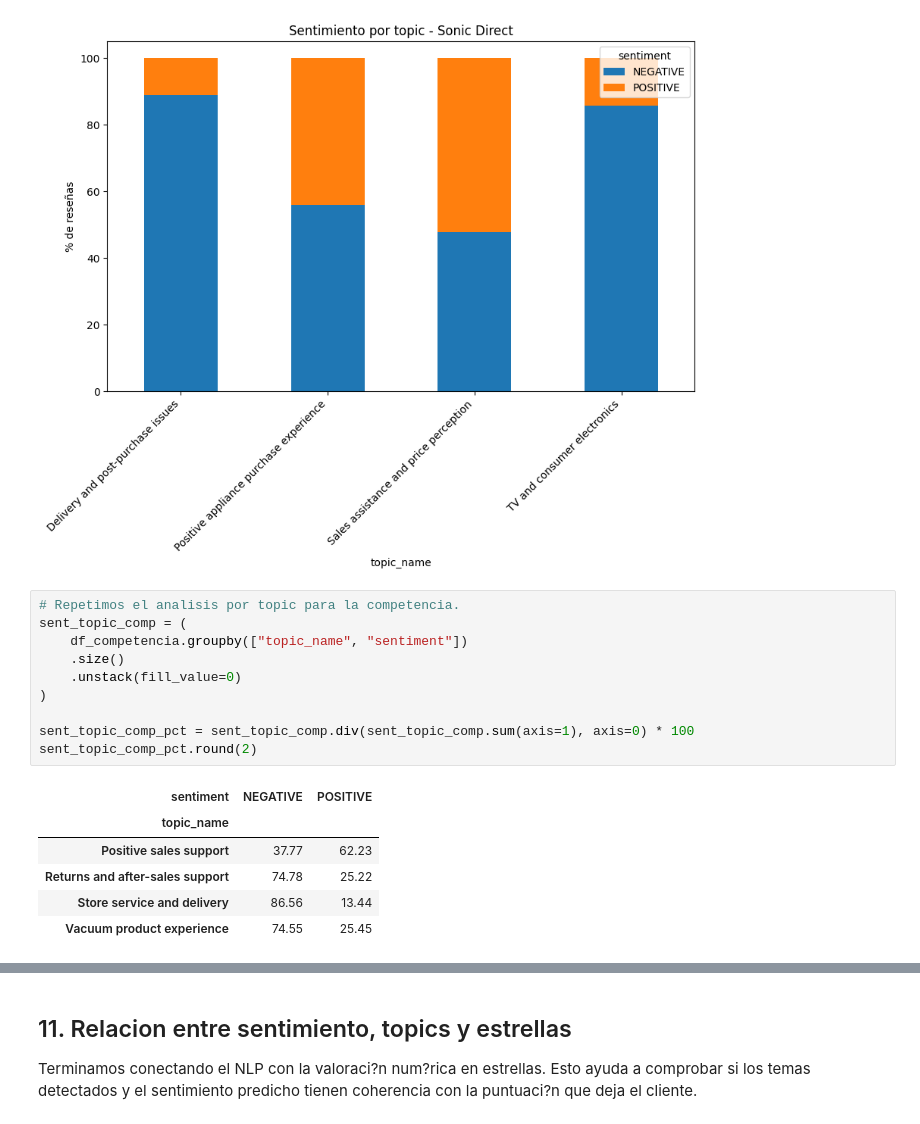
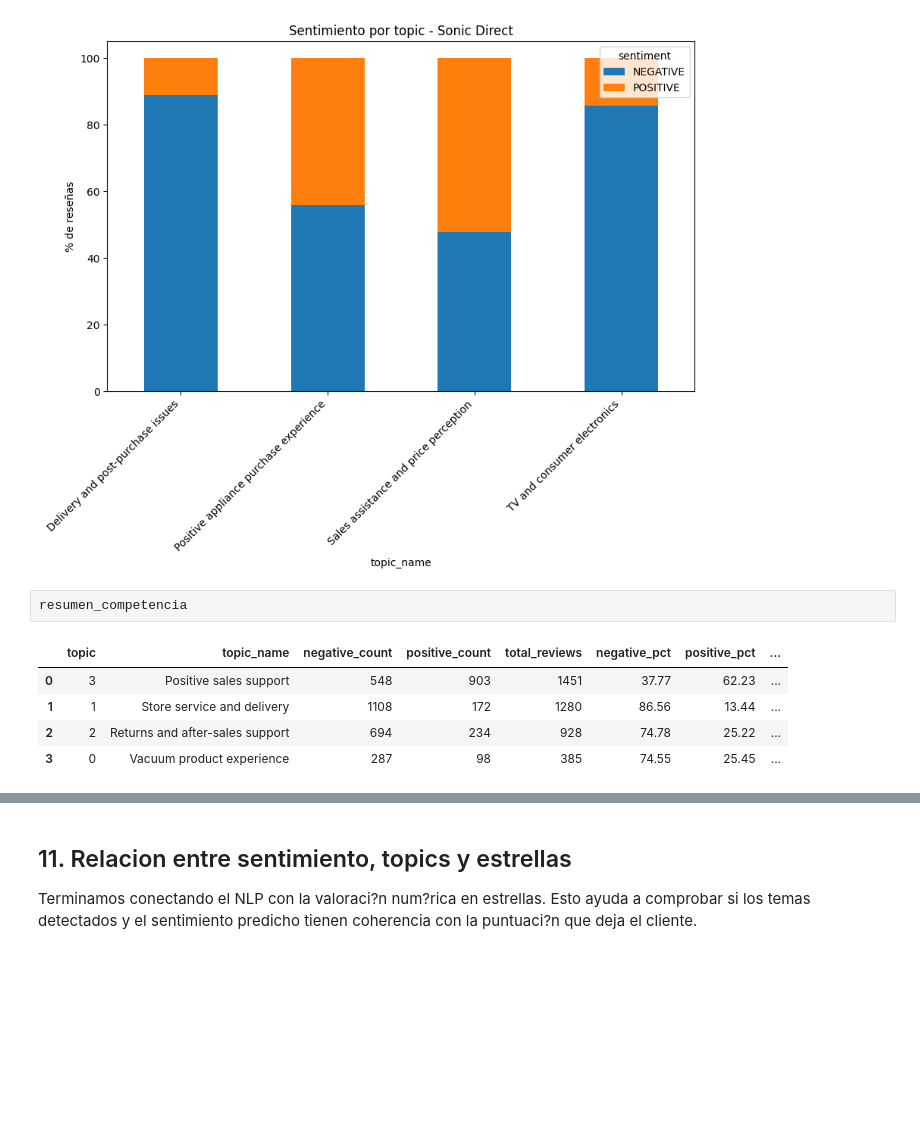
Before and after one commit to OscarFdz24/Proyecto_DeepLearning_NLP_Oscar_Fernandez, a Jupyter notebook: Review_NLP.ipynb, the cells around one changed output, grey strips where cells are left out. Drawn from its saved outputs; the diff is of its cells as text; blank space fills up the shorter version.

```diff
--- a/Review_NLP.ipynb
+++ b/Review_NLP.ipynb
@@ -586,20 +594,11 @@ plt.xticks(rotation=45, ha="right")
 plt.show()
 # %% [output]
 [figure]
-# %%
-# Repetimos el analisis por topic para la competencia.
-sent_topic_comp = (
-    df_competencia.groupby(["topic_name", "sentiment"])
-    .size()
-    .unstack(fill_value=0)
-)
-
-sent_topic_comp_pct = sent_topic_comp.div(sent_topic_comp.sum(axis=1), axis=0) * 100
-sent_topic_comp_pct.round(2)
-# %% [output]
-| sentiment | NEGATIVE | POSITIVE |
-| topic_name |  |  |
-| Positive sales support | 37.77 | 62.23 |
-| Returns and after-sales support | 74.78 | 25.22 |
-| Store service and delivery | 86.56 | 13.44 |
-| Vacuum product experience | 74.55 | 25.45 |
+# %%
+resumen_competencia
+# %% [output]
+|  | topic | topic_name | negative_count | positive_count | total_reviews | negative_pct | positive_pct | ... |
+| 0 | 3 | Positive sales support | 548 | 903 | 1451 | 37.77 | 62.23 | ... |
+| 1 | 1 | Store service and delivery | 1108 | 172 | 1280 | 86.56 | 13.44 | ... |
+| 2 | 2 | Returns and after-sales support | 694 | 234 | 928 | 74.78 | 25.22 | ... |
+| 3 | 0 | Vacuum product experience | 287 | 98 | 385 | 74.55 | 25.45 | ... |
```
Also changed, not shown: parts of 8 cells of this notebook.
